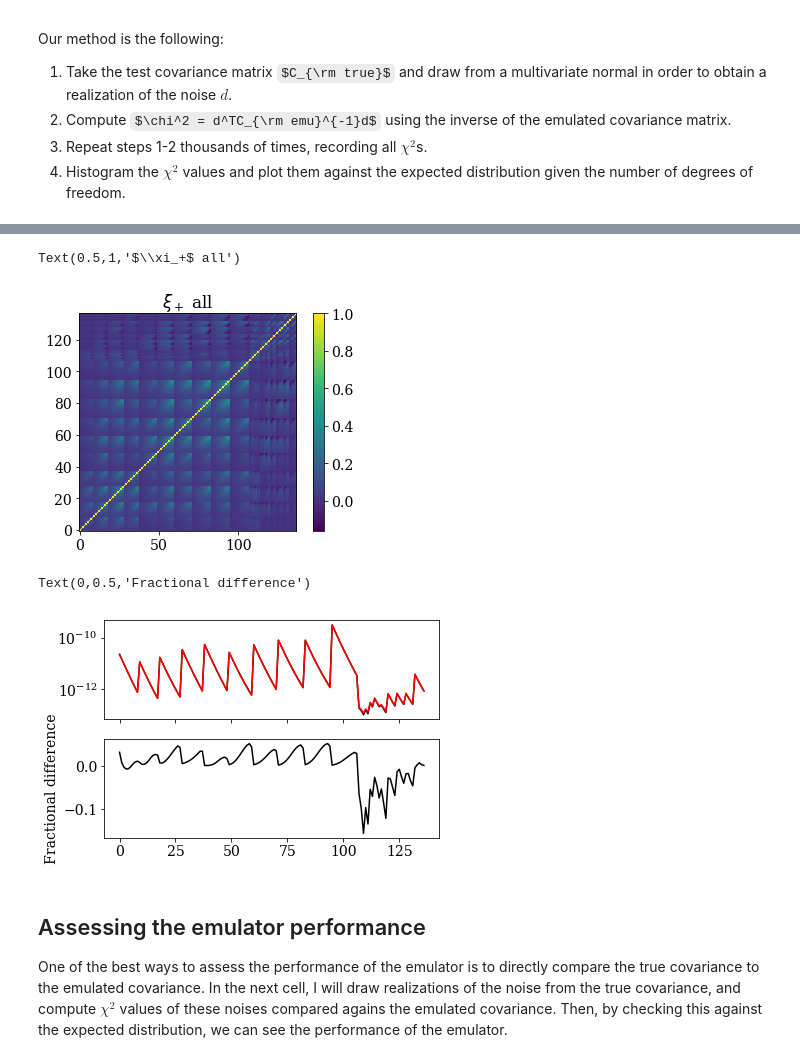
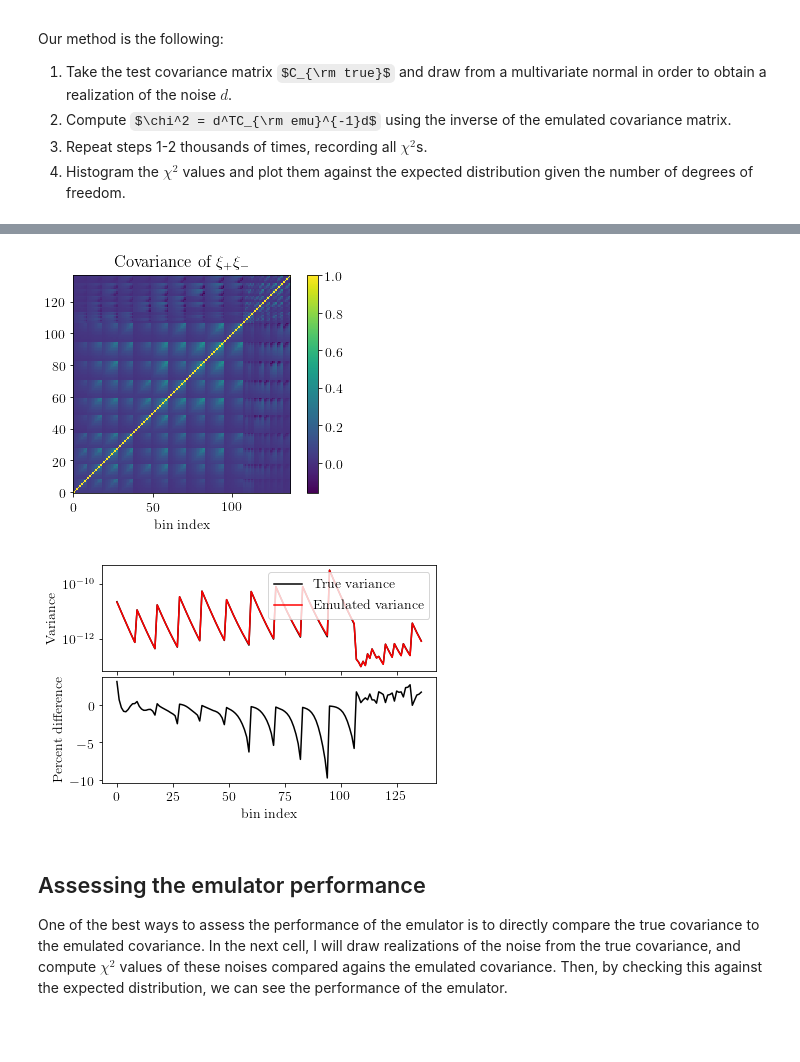
Before and after one commit to tmcclintock/covariance_emulator, a Jupyter notebook: notebooks/Emulating DES Part2: xi+xi- covariances.ipynb, the cells around one changed output, grey strips where cells are left out. Cells and saved outputs as stored; diff of their text form; code cells hidden in the pictures; some formulas as TeX source; blank space fills up the shorter version.

```diff
--- a/notebooks/Emulating DES Part2: xi+xi- covariances.ipynb
+++ b/notebooks/Emulating DES Part2: xi+xi- covariances.ipynb
@@ -10,7 +10,7 @@ import matplotlib.pyplot as plt
 %matplotlib inline
 # %%
 plt.rc("font", size=14, family="serif")
-#plt.rc("text", usetex=True)
+plt.rc("text", usetex=True)
 # %%
 #Read in the domain locations, or locations in parameter space
 parameters = np.loadtxt("cosmo_parameters.txt")
@@ -40,10 +40,11 @@ def view_corr(cov, lncov=False):
     return
 # %%
 #Split off the last covariance matrix
-test_cov = covs[-1]
-test_parameters = parameters[-1]
-covs = covs[:-1]
-parameters = parameters[:-1]
+test_index = 24 #try not to use the last one
+test_cov = covs[test_index]
+test_parameters = parameters[test_index]
+covs = np.delete(covs, test_index, 0)#covs[:-1]
+parameters = np.delete(parameters, test_index, 0)#parameters[:-1]
 # %%
 #Create an emulator
 NPC_D = 10
@@ -131,25 +132,29 @@ Text(0.5,1,'$\\xi_+$ all')
 # %%
 view_corr(test_cov)
-plt.title(r"$\xi_+$ all")
-#plt.savefig("true_cov.png", dpi=300, bbox_inches="tight")
+plt.title(r"Covariance of $\xi_+\xi_-$")
+plt.xlabel("bin index")
+plt.savefig("true_cov.png", dpi=300, bbox_inches="tight")
 # %% [output]
-Text(0.5,1,'$\\xi_+$ all')
-[figure, old version]
+[figure, new version]
 # %%
 true_var = test_cov.diagonal()
 emu_var = Cpredicted.diagonal()
-frac_diff = (true_var - emu_var) / true_var
+frac_diff = 100*(true_var - emu_var) / true_var
 
 fig, ax = plt.subplots(ncols=1, nrows=2, sharex=True)
+plt.subplots_adjust(hspace=0.05)
 ax[0].plot(true_var, c='k', label='True variance')
 ax[0].plot(emu_var, c='r', label='Emulated variance')
+ax[0].legend()#frameon=False)
 ax[1].plot(frac_diff, c='k')
+ax[0].set_ylabel("Variance")
 ax[0].set_yscale('log')
-ax[1].set_ylabel(r"Fractional difference")
+ax[1].set_ylabel(r"Percent difference")
+ax[1].set_xlabel("bin index")
 #ax[1].set_ylim(-2.5, 2.5)
+fig.savefig("diagonal_comparison_true_vs_emu.png", dpi=300, bbox_inches="tight")
 # %% [output]
-Text(0,0.5,'Fractional difference')
-[figure, old version]
+[figure, new version]
 # %% [markdown]
 ## Assessing the emulator performance
 
```
Also changed, not shown: parts of 6 cells of this notebook.
